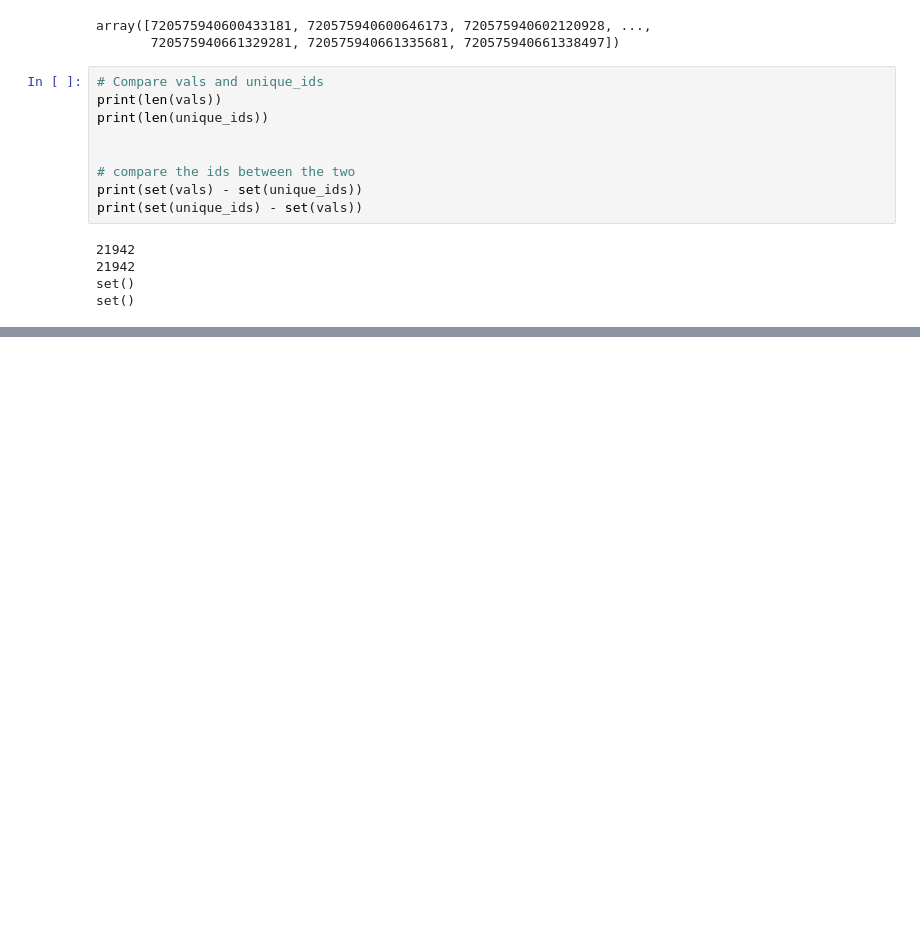
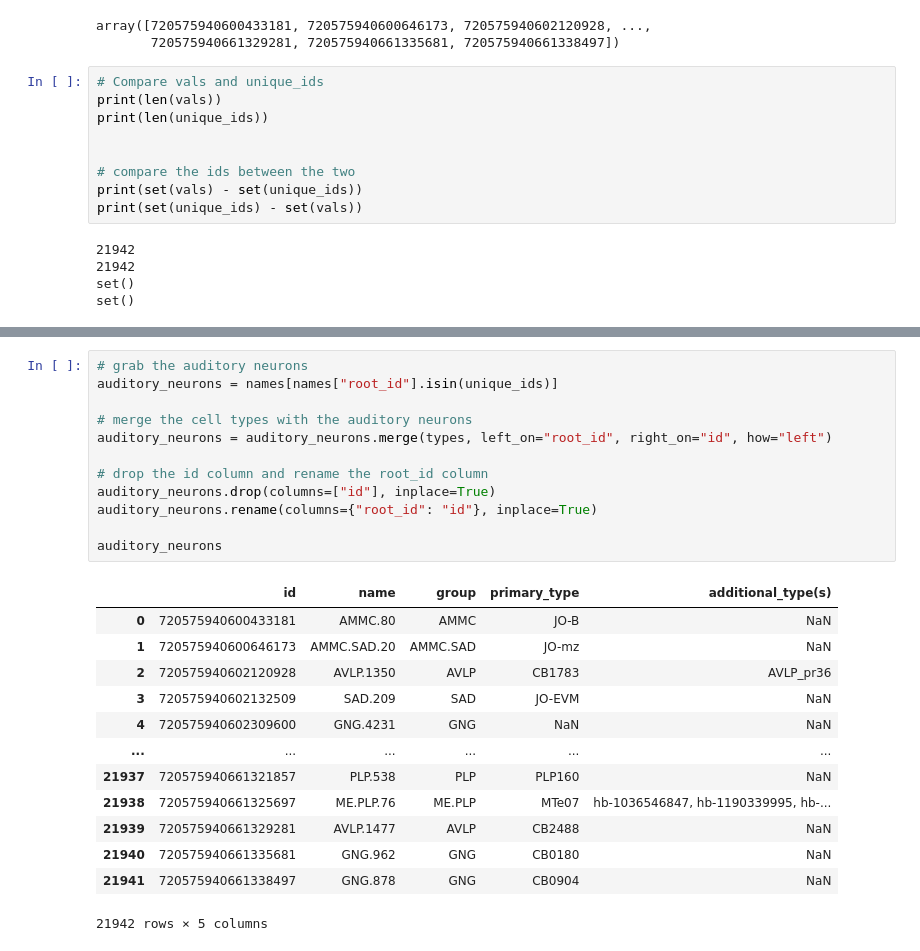
Before and after one commit to Gutierrez-lab/auditory-analysis, a Jupyter notebook: auditory_connectivity_table.ipynb, the cells around one changed output, grey strips where cells are left out. Drawn from its saved outputs; the diff is of its cells as text; blank space fills up the shorter version.

```diff
--- a/auditory_connectivity_table.ipynb
+++ b/auditory_connectivity_table.ipynb
@@ -88,0 +99,26 @@ plt.show()
+# %%
+# grab the auditory neurons
+auditory_neurons = names[names["root_id"].isin(unique_ids)]
+
+# merge the cell types with the auditory neurons
+auditory_neurons = auditory_neurons.merge(types, left_on="root_id", right_on="id", how="left")
+
+# drop the id column and rename the root_id column
+auditory_neurons.drop(columns=["id"], inplace=True)
+auditory_neurons.rename(columns={"root_id": "id"}, inplace=True)
+
+auditory_neurons
+# %% [output]
+|  | id | name | group | primary_type | additional_type(s) |
+| 0 | 720575940600433181 | AMMC.80 | AMMC | JO-B | NaN |
+| 1 | 720575940600646173 | AMMC.SAD.20 | AMMC.SAD | JO-mz | NaN |
+| 2 | 720575940602120928 | AVLP.1350 | AVLP | CB1783 | AVLP_pr36 |
+| 3 | 720575940602132509 | SAD.209 | SAD | JO-EVM | NaN |
+| 4 | 720575940602309600 | GNG.4231 | GNG | NaN | NaN |
+| ... | ... | ... | ... | ... | ... |
+| 21937 | 720575940661321857 | PLP.538 | PLP | PLP160 | NaN |
+| 21938 | 720575940661325697 | ME.PLP.76 | ME.PLP | MTe07 | hb-1036546847, hb-1190339995, hb-... |
+| 21939 | 720575940661329281 | AVLP.1477 | AVLP | CB2488 | NaN |
+| 21940 | 720575940661335681 | GNG.962 | GNG | CB0180 | NaN |
+| 21941 | 720575940661338497 | GNG.878 | GNG | CB0904 | NaN |
+21942 rows × 5 columns
```
Also changed, not shown: parts of 20 cells of this notebook, 4 other files.
